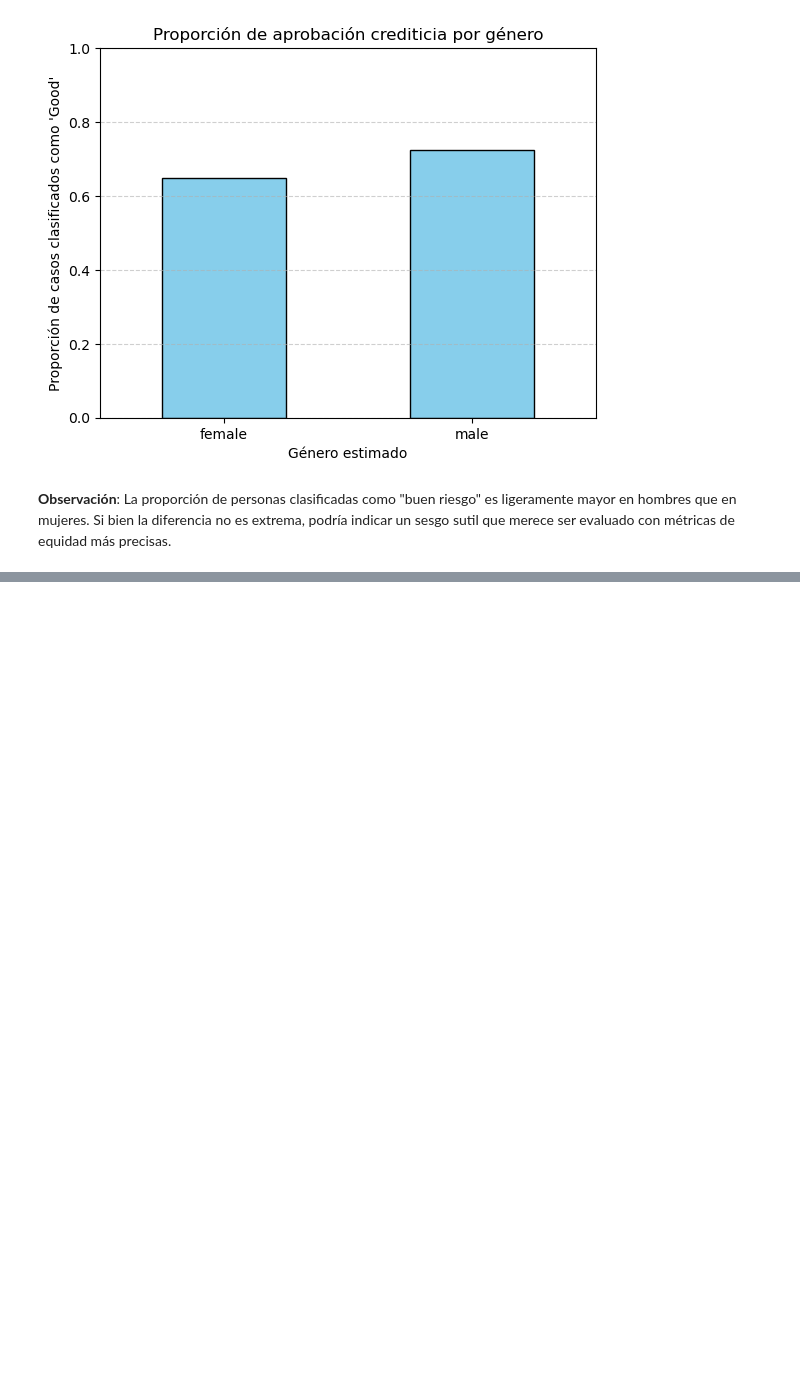
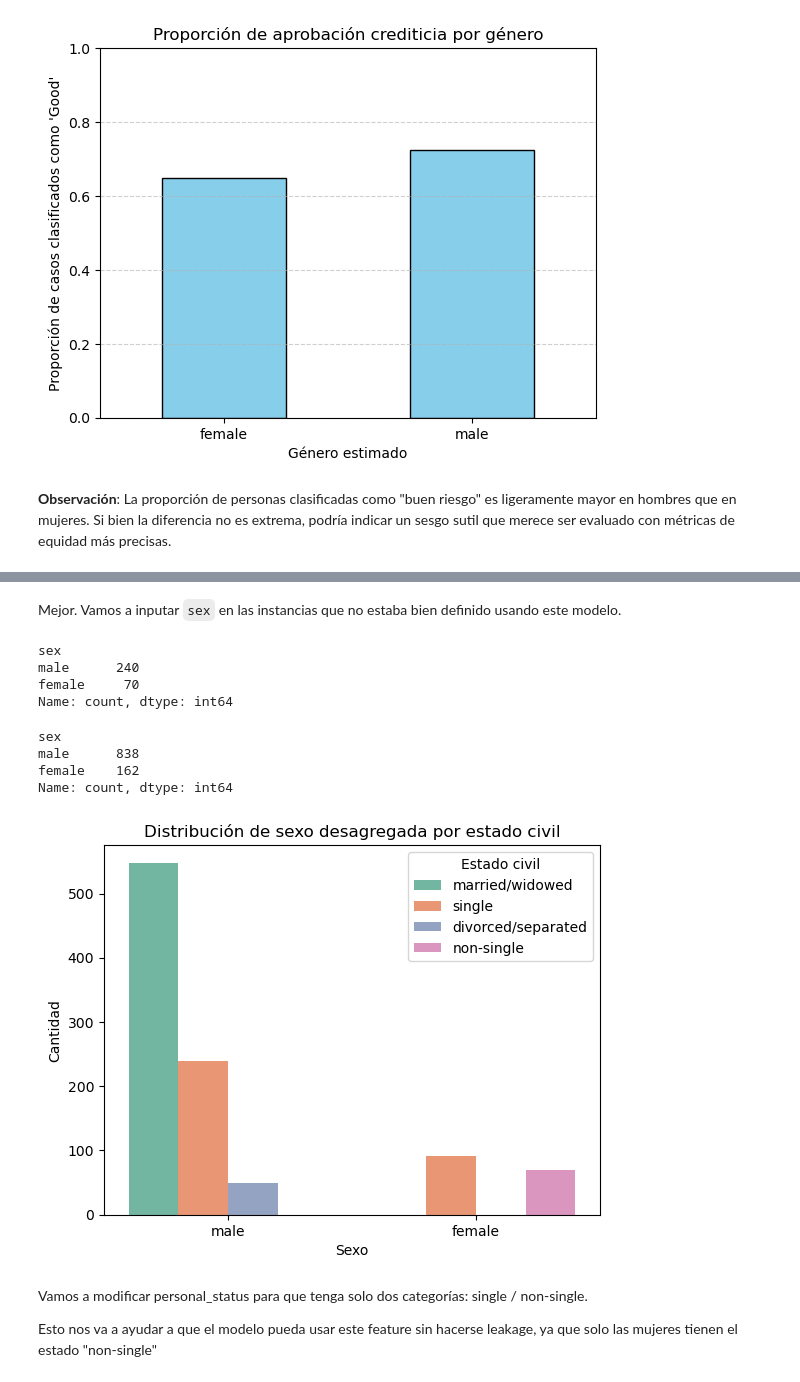
Before and after one commit to MateoRomano02/tp_equidad, a Jupyter notebook: notebooks/01_datasheet.ipynb, the cells around one changed output, grey strips where cells are left out. Cells and saved outputs as stored; diff of their text form; code cells hidden in the pictures; blank space fills up the shorter version.

```diff
--- a/notebooks/01_datasheet.ipynb
+++ b/notebooks/01_datasheet.ipynb
@@ -331,0 +299,4 @@ Este resultado sugiere un sesgo de género importante que debería ser abordado
+# %%
+df = pd.read_csv(r"..\data\raw\SouthGermanCredit.csv")
+df= df.rename(columns={"credit_risk" : "target"})
+df.info()
@@ -331,0 +461,54 @@ Este resultado sugiere un sesgo de género importante que debería ser abordado
+# %% [markdown]
+Mejor. Vamos a inputar `sex` en las instancias que no estaba bien definido usando este modelo.
+# %%
+# Preprocesar df_sin_sex igual que df_certero
+df_sin_sex_proc = pd.get_dummies(df_sin_sex[feature_cols], drop_first=True)
+
+# Alinear columnas con las usadas en entrenamiento
+missing_cols = set(X.columns) - set(df_sin_sex_proc.columns)
+for col in missing_cols:
+    df_sin_sex_proc[col] = 0
+df_sin_sex_proc = df_sin_sex_proc[X.columns]  # mismo orden
+
+# Predecir sexo usando el mejor modelo
+sex_pred = grid.predict(df_sin_sex_proc)
+
+# Asignar columna 'sex' en df_sin_sex
+df_sin_sex = df_sin_sex.copy()
+df_sin_sex["sex"] = sex_pred
+df_sin_sex["sex"].value_counts()
+# %% [output]
+sex
+male      240
+female     70
+Name: count, dtype: int64
+# %%
+df_sin_sex_final = df_sin_sex.copy()
+
+# le ponemos nonsingle si es mujer, y single si es hombre, como describen en el dataset
+df_sin_sex_final["personal_status"] = df_sin_sex_final["sex"].map(
+    lambda x: "non-single" if x == "female" else "single"
+)
+
+# Une ambos dataframes
+df_completo = pd.concat([df_certero, df_sin_sex_final], ignore_index=True)
+
+print(df_completo["sex"].value_counts())
+# %% [output]
+sex
+male      838
+female    162
+Name: count, dtype: int64
+# %%
+sns.countplot(data=df_completo, x="sex", hue="personal_status", palette="Set2")
+plt.title("Distribución de sexo desagregada por estado civil")
+plt.xlabel("Sexo")
+plt.ylabel("Cantidad")
+plt.legend(title="Estado civil")
+plt.show()
+# %% [output]
+[figure, added]
+# %% [markdown]
+Vamos a modificar personal_status para que tenga solo dos categorías: single / non-single.
+
+Esto nos va a ayudar a que el modelo pueda usar este feature sin hacerse leakage, ya que solo las mujeres tienen el estado "non-single"
```
Also changed, not shown: parts of 26 cells of this notebook, 6 other files.
